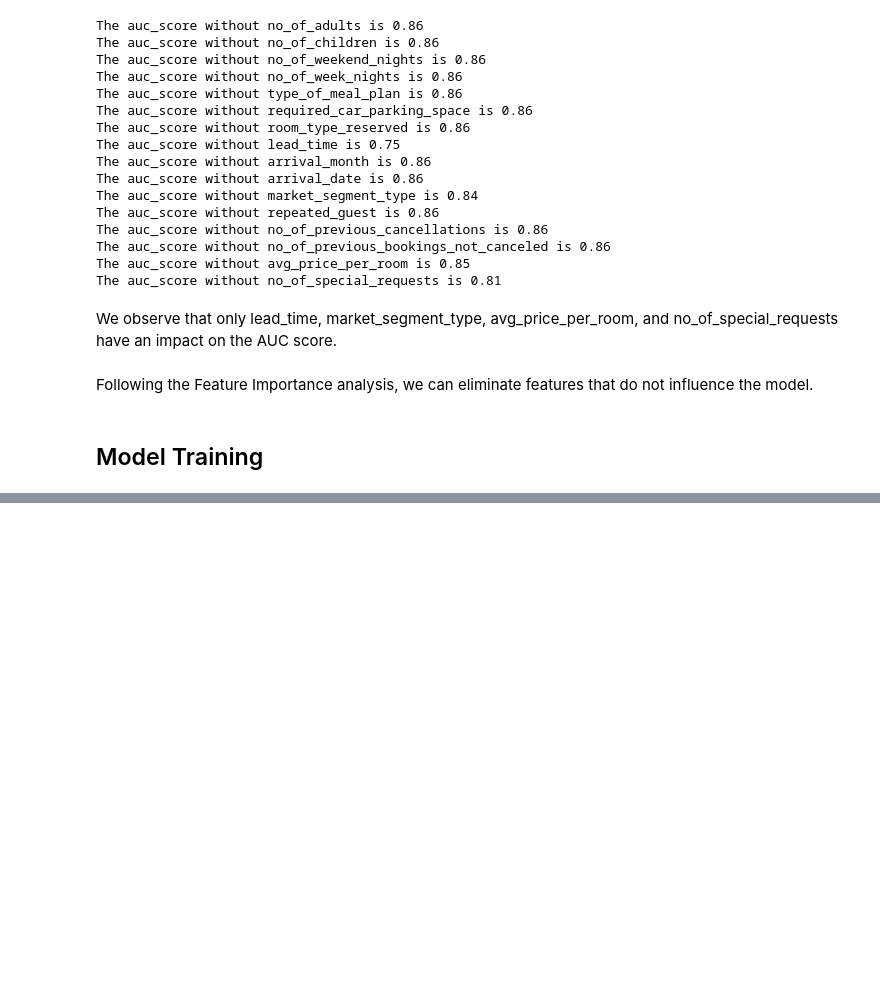
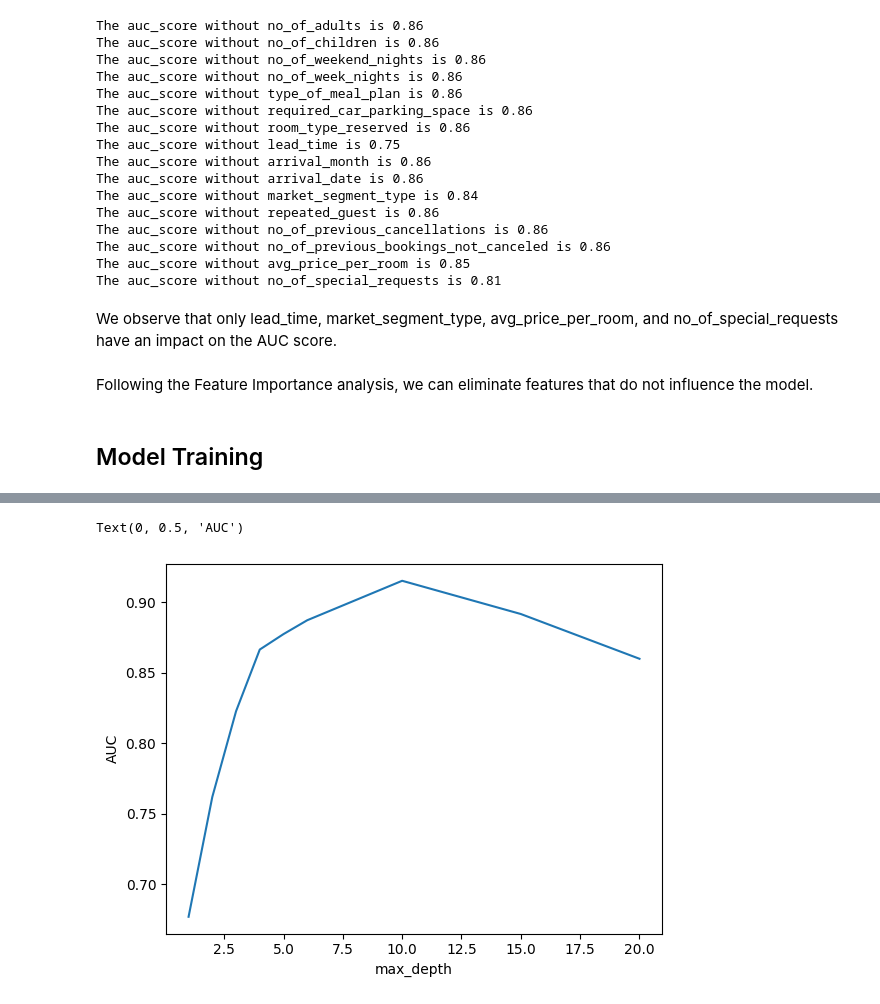
Before and after one commit to desol1997/hotel_booking_cancellation_prediction, a Jupyter notebook: notebook.ipynb, the cells around one changed output, grey strips where cells are left out. Drawn from its saved outputs; the diff is of its cells as text; code cells hidden in the pictures; blank space fills up the shorter version.

Commit message:
add model training

```diff
--- a/notebook.ipynb
+++ b/notebook.ipynb
@@ -419,2 +420,6 @@ def train_random_forest(X, Y, n_estimators=100, max_depth=None, min_samples_leaf
     model.fit(X, Y)
     return model
+# %%
+def predict(X, model):
+    y_pred = model.predict_proba(X)[:, 1]
+    return y_pred
@@ -420,0 +456,2 @@ def train_random_forest(X, Y, n_estimators=100, max_depth=None, min_samples_leaf
+# %%
+kfold = KFold(n_splits=5, shuffle=True, random_state=SEED)
@@ -420,0 +561,35 @@ def train_random_forest(X, Y, n_estimators=100, max_depth=None, min_samples_leaf
+# %%
+depths = [1, 2, 3, 4, 5, 6, 10, 15, 20, None]
+
+mean_scores = []
+
+for d in tqdm(depths, desc='max_depth'):
+    scores = []
+
+    for train_idx, val_idx in tqdm(kfold.split(df_full_train), desc='k', leave=False):
+        df_train_temp = df_full_train.iloc[train_idx]
+        df_val_temp = df_full_train.iloc[val_idx]
+
+        y_train_temp = df_train_temp['booking_status'].values
+        y_val_temp = df_val_temp['booking_status'].values
+
+        df_train_temp = df_train_temp[features]
+        df_val_temp = df_val_temp[features]
+
+        train_dict_temp = df_train_temp.to_dict(orient='records')
+        val_dict_temp = df_val_temp.to_dict(orient='records')
+
+        dv = fit_dv(train_dict_temp)
+        X_train = prepare_X(train_dict_temp, dv)
+        model = train_decision_tree(X_train, y_train_temp, max_depth=d)
+        X_val = prepare_X(val_dict_temp, dv)
+        y_pred_temp = predict(X_val, model)
+
+        auc = roc_auc_score(y_val_temp, y_pred_temp)
+        scores.append(auc)
+
+    mean_scores.append(np.mean(scores))
+# %%
+scores = [*zip(depths, mean_scores)]
+df_scores = pd.DataFrame(scores, columns=['max_depth', 'AUC'])
+df_scores.sort_values(by='AUC', ascending=False)
@@ -420,0 +608,7 @@ def train_random_forest(X, Y, n_estimators=100, max_depth=None, min_samples_leaf
+# %%
+plt.plot(df_scores['max_depth'], df_scores['AUC'])
+plt.xlabel('max_depth')
+plt.ylabel('AUC')
+# %% [output]
+Text(0, 0.5, 'AUC')
+[figure, added]
```
Also changed, not shown: parts of 34 cells of this notebook, 2 other files.
